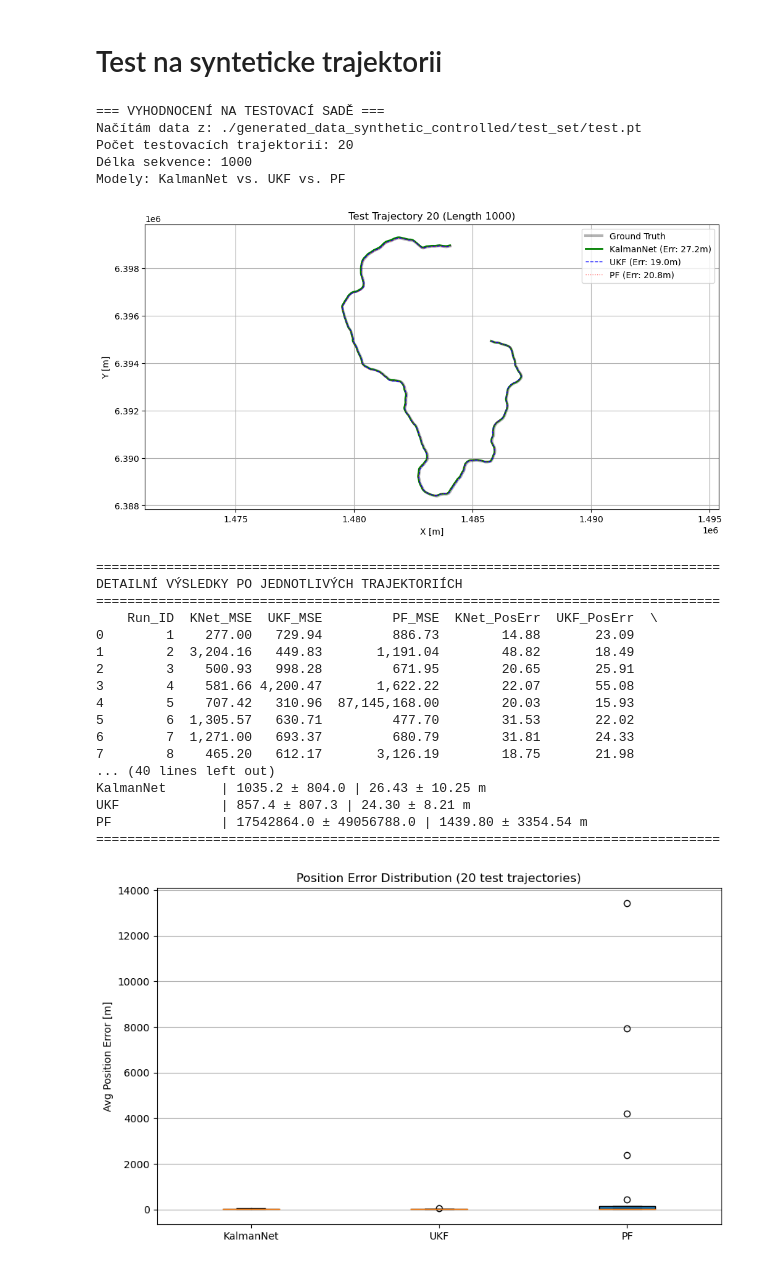
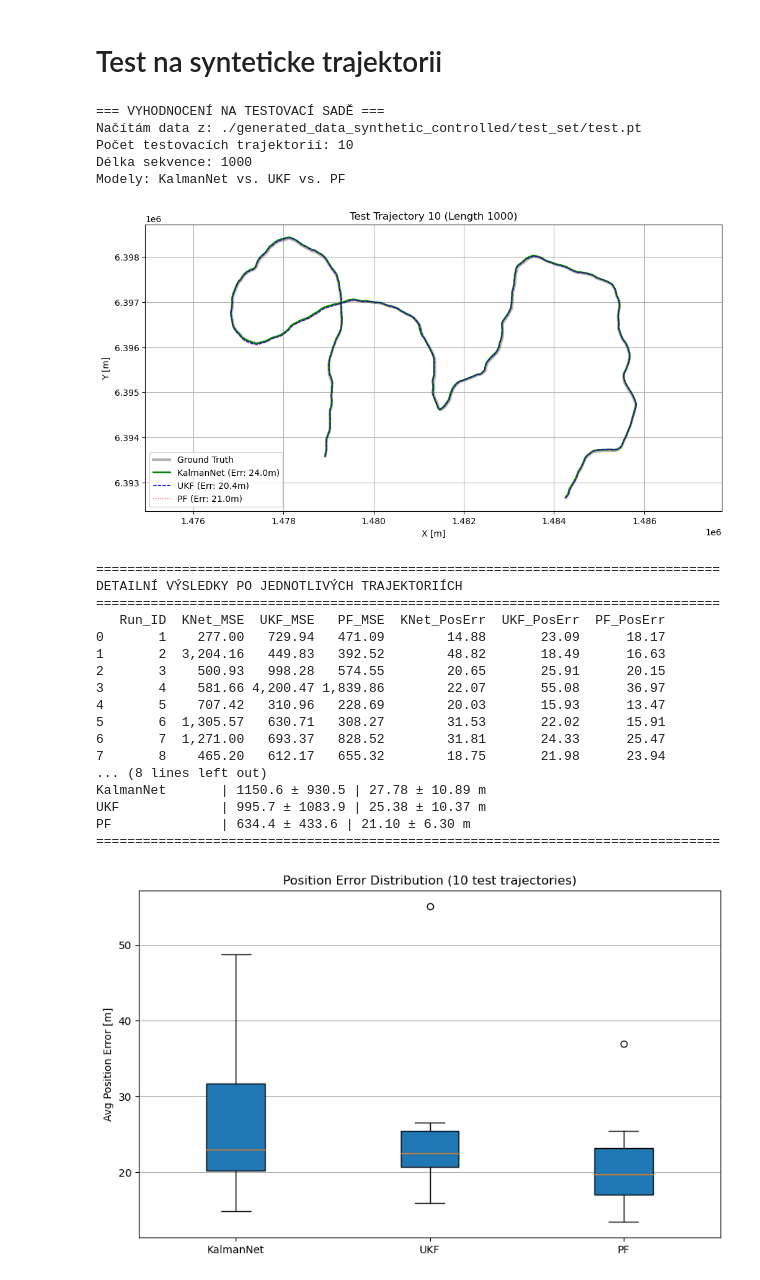
Before and after one commit to Lukas-Kozel/KalmanNet-for-state-estimation, a Jupyter notebook: TAN/synthetic_data_only/full_test.ipynb, the cells around one changed output. Drawn from its saved outputs; the diff is of its cells as text; code cells hidden in the pictures.

```diff
--- a/TAN/synthetic_data_only/full_test.ipynb
+++ b/TAN/synthetic_data_only/full_test.ipynb
@@ -216,7 +217,9 @@ torch.manual_seed(42)
 np.random.seed(42)
 random.seed(42)
 # %%
-state_knet2 = StateKalmanNet(
+from state_NN_models import TAN
+
+state_knet2 = TAN.StateKalmanNetTAN(
         system_model=system_model,
         device=device,
         hidden_size_multiplier=12,
@@ -307,7 +310,7 @@ from tqdm import tqdm
 # === KONFIGURACE ===
 TEST_DATA_PATH = './generated_data_synthetic_controlled/test_set/test.pt'
 PLOT_PER_ITERATION = False  # Vykreslovat graf pro každou trajektorii?
-MAX_TEST_SAMPLES = 20      # Kolik trajektorií z test setu vyhodnotit (max 10, co jsme vygenerovali)
+MAX_TEST_SAMPLES = 10      # Kolik trajektorií z test setu vyhodnotit (max 10, co jsme vygenerovali)
 
 print(f"=== VYHODNOCENÍ NA TESTOVACÍ SADĚ ===")
 print(f"Načítám data z: {TEST_DATA_PATH}")
@@ -334,7 +337,7 @@ agg_pos = {"KNet": [], "UKF": [], "PF": []}
 state_knet2.eval()
 
 # --- HLAVNÍ SMYČKA (Iterace přes testovací trajektorie) ---
-for i in tqdm(range(n_samples), desc="Evaluace"):
+for i in range(n_samples):
 
     # A) Příprava dat pro tento běh
     x_gt_tensor = X_test_all[i]      # [Seq, 4]
@@ -388,7 +391,7 @@ for i in tqdm(range(n_samples), desc="Evaluace"):
     x_est_ukf = ukf_res['x_filtered'].cpu().numpy()
 
     # PF (Snížil jsem počet částic na 2000 pro rychlost, pro finální diplomku dejte více)
-    pf = Filters.ParticleFilter(system_model, num_particles=10000)
+    pf = Filters.VectorizedParticleFilter(system_model, num_particles=4372281)
     pf_res = pf.process_sequence(
         y_seq=y_obs_tensor,
         Ex0=true_init_state,
@@ -465,46 +468,46 @@ print("="*80)
 
 def get_stats(key):
     return np.mean(agg_mse[key]), np.std(agg_mse[key]), np.mean(agg_pos[key]), np.std(agg_pos[key])
 
 knet_stats = get_stats("KNet")
 ukf_stats = get_stats("UKF")
 pf_stats = get_stats("PF")
 
 print(f"{'Model':<15} | {'MSE (Mean ± Std)':<25} | {'Pos Error (Mean ± Std)':<25}")
 print("-" * 75)
 print(f"{'KalmanNet':<15} | {knet_stats[0]:.1f} ± {knet_stats[1]:.1f} | {knet_stats[2]:.2f} ± {knet_stats[3]:.2f} m")
 print(f"{'UKF':<15} | {ukf_stats[0]:.1f} ± {ukf_stats[1]:.1f} | {ukf_stats[2]:.2f} ± {ukf_stats[3]:.2f} m")
 print(f"{'PF':<15} | {pf_stats[0]:.1f} ± {pf_stats[1]:.1f} | {pf_stats[2]:.2f} ± {pf_stats[3]:.2f} m")
 print("="*80)
 
 plt.figure(figsize=(10, 6))
 plt.boxplot([agg_pos["KNet"], agg_pos["UKF"], agg_pos["PF"]], labels=['KalmanNet', 'UKF', 'PF'], patch_artist=True)
 plt.title(f"Position Error Distribution ({n_samples} test trajectories)")
 plt.ylabel("Avg Position Error [m]")
 plt.grid(True, axis='y')
 plt.show()
 # %% [output]
 === VYHODNOCENÍ NA TESTOVACÍ SADĚ ===
 Načítám data z: ./generated_data_synthetic_controlled/test_set/test.pt
-Počet testovacích trajektorií: 20
+Počet testovacích trajektorií: 10
 Délka sekvence: 1000
 Modely: KalmanNet vs. UKF vs. PF
-[figure, old version]
+[figure, new version]
 ================================================================================
 DETAILNÍ VÝSLEDKY PO JEDNOTLIVÝCH TRAJEKTORIÍCH
 ================================================================================
-    Run_ID  KNet_MSE  UKF_MSE         PF_MSE  KNet_PosErr  UKF_PosErr  \
-0        1    277.00   729.94         886.73        14.88       23.09
-1        2  3,204.16   449.83       1,191.04        48.82       18.49
-2        3    500.93   998.28         671.95        20.65       25.91
-3        4    581.66 4,200.47       1,622.22        22.07       55.08
-4        5    707.42   310.96  87,145,168.00        20.03       15.93
-5        6  1,305.57   630.71         477.70        31.53       22.02
-6        7  1,271.00   693.37         680.79        31.81       24.33
-7        8    465.20   612.17       3,126.19        18.75       21.98
-... (40 lines left out)
-KalmanNet       | 1035.2 ± 804.0 | 26.43 ± 10.25 m
-UKF             | 857.4 ± 807.3 | 24.30 ± 8.21 m
-PF              | 17542864.0 ± 49056788.0 | 1439.80 ± 3354.54 m
+   Run_ID  KNet_MSE  UKF_MSE   PF_MSE  KNet_PosErr  UKF_PosErr  PF_PosErr
+0       1    277.00   729.94   471.09        14.88       23.09      18.17
+1       2  3,204.16   449.83   392.52        48.82       18.49      16.63
+2       3    500.93   998.28   574.55        20.65       25.91      20.15
+3       4    581.66 4,200.47 1,839.86        22.07       55.08      36.97
+4       5    707.42   310.96   228.69        20.03       15.93      13.47
+5       6  1,305.57   630.71   308.27        31.53       22.02      15.91
+6       7  1,271.00   693.37   828.52        31.81       24.33      25.47
+7       8    465.20   612.17   655.32        18.75       21.98      23.94
+... (8 lines left out)
+KalmanNet       | 1150.6 ± 930.5 | 27.78 ± 10.89 m
+UKF             | 995.7 ± 1083.9 | 25.38 ± 10.37 m
+PF              | 634.4 ± 433.6 | 21.10 ± 6.30 m
 ================================================================================
-[figure, old version]
+[figure, new version]
```
Also changed, not shown: parts of 5 cells of this notebook, 6 other files.
